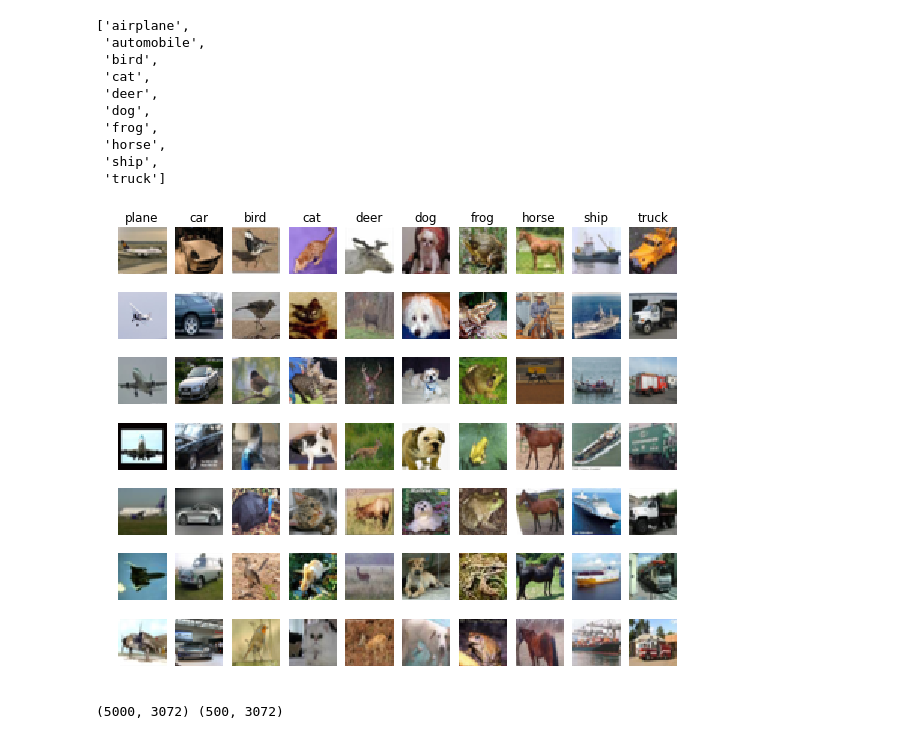
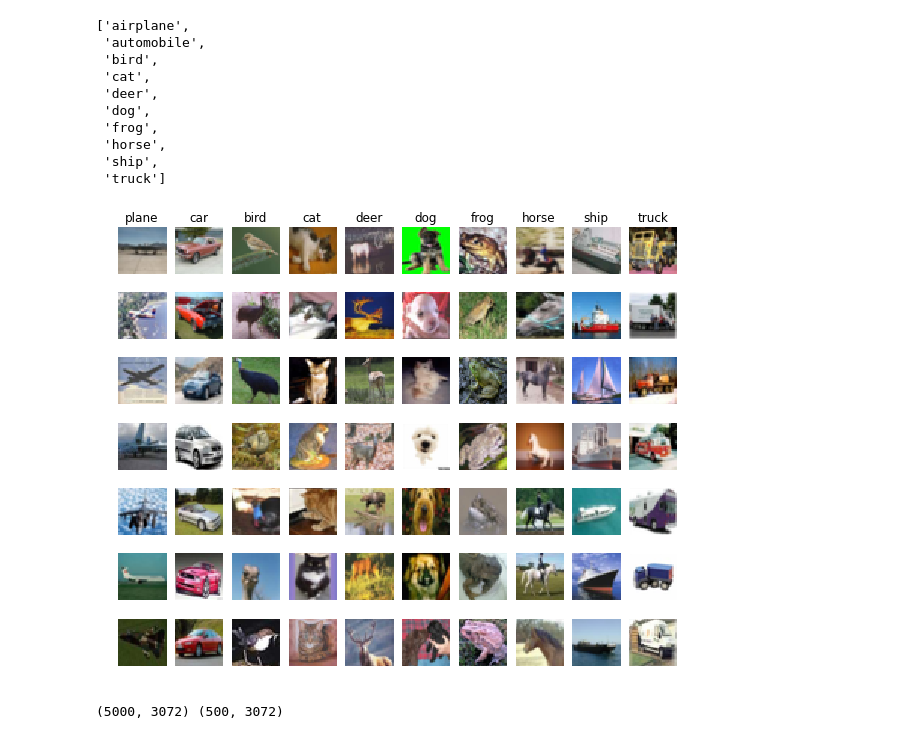
Before and after one commit to ccwang002/learn_CNN, a Jupyter notebook: 01_stanford_CS231n/assignment1/knn.ipynb, the cells around one changed output. Drawn from its saved outputs; the diff is of its cells as text; code cells hidden in the pictures.

Commit message:
finish knn cross val; fix random state

```diff
--- a/01_stanford_CS231n/assignment1/knn.ipynb
+++ b/01_stanford_CS231n/assignment1/knn.ipynb
@@ -67,22 +66,23 @@ cifar10_meta['label_names']
 # %%
 # Visualize some examples from the dataset.
 # We show a few examples of training images from each class.
 classes = ['plane', 'car', 'bird', 'cat', 'deer', 'dog', 'frog', 'horse', 'ship', 'truck']
 num_classes = len(classes)
 samples_per_class = 7
+rs = np.random.RandomState(seed=9627)
 for y, cls in enumerate(classes):
     idxs = np.flatnonzero(y_train == y)
-    idxs = np.random.choice(idxs, samples_per_class, replace=False)
+    idxs = rs.choice(idxs, samples_per_class, replace=False)
     for i, idx in enumerate(idxs):
         plt_idx = i * num_classes + y + 1
         plt.subplot(samples_per_class, num_classes, plt_idx)
         plt.imshow(X_train[idx].astype('uint8'))
         plt.axis('off')
         if i == 0:
             plt.title(cls)
 plt.show()
 # %% [output]
-[figure, old version]
+[figure, new version]
 # %%
 # Subsample the data for more efficient code execution in this exercise
 num_training = 5000
```
Also changed, not shown: parts of 12 cells of this notebook.
